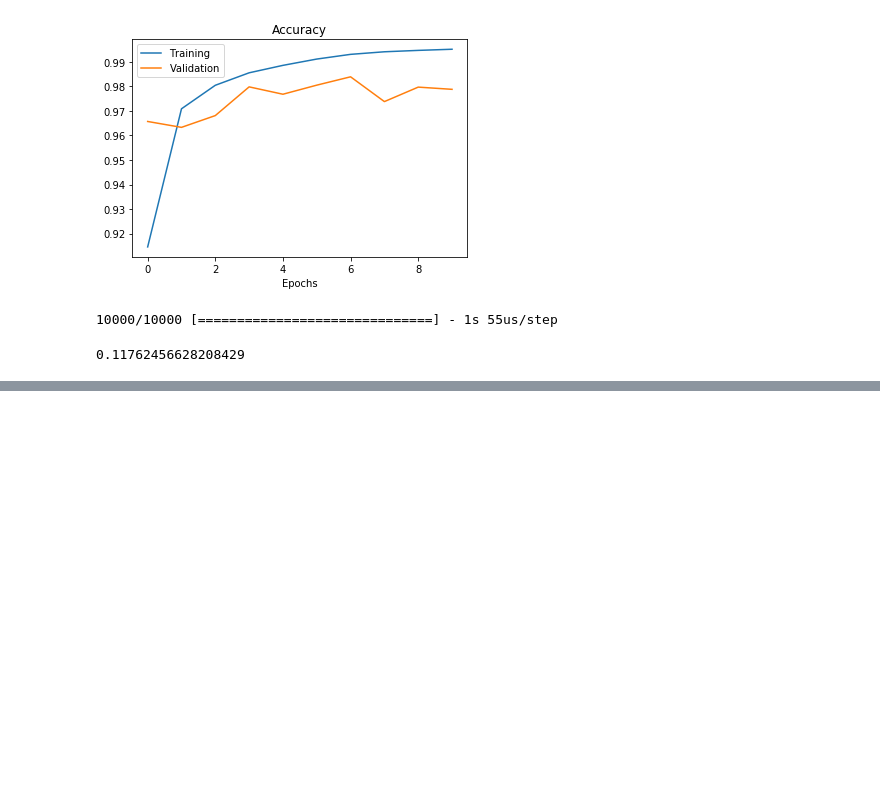
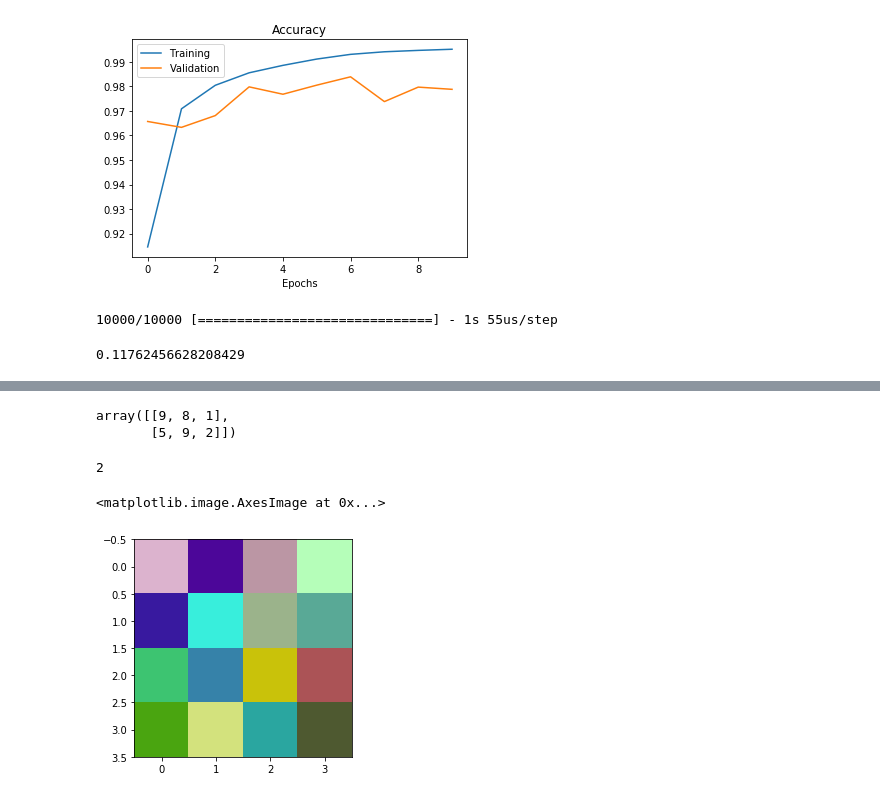
Before and after one commit to JasonShin/keras, a Jupyter notebook: 3. CNN.ipynb, the cells around one changed output, grey strips where cells are left out. Saved outputs shown, nothing was run; the diff lists cells and outputs as text; code cells hidden in the pictures; blank space fills up the shorter version.

```diff
--- a/3. CNN.ipynb
+++ b/3. CNN.ipynb
@@ -149,0 +187,16 @@ Order / Name / Exmaple / Shape
+# %%
+B
+# %% [output]
+array([[9, 8, 1],
+       [5, 9, 2]])
+# %%
+A[0, 1, 0, 3]
+# %% [output]
+2
+# %%
+stupid_image = np.random.randint(255, size=(4, 4, 3), dtype='uint8')
+# %%
+plt.imshow(stupid_image)
+# %% [output]
+<matplotlib.image.AxesImage at 0x...>
+[figure, added]
```
Also changed, not shown: parts of 46 cells of this notebook, 1 other file.
